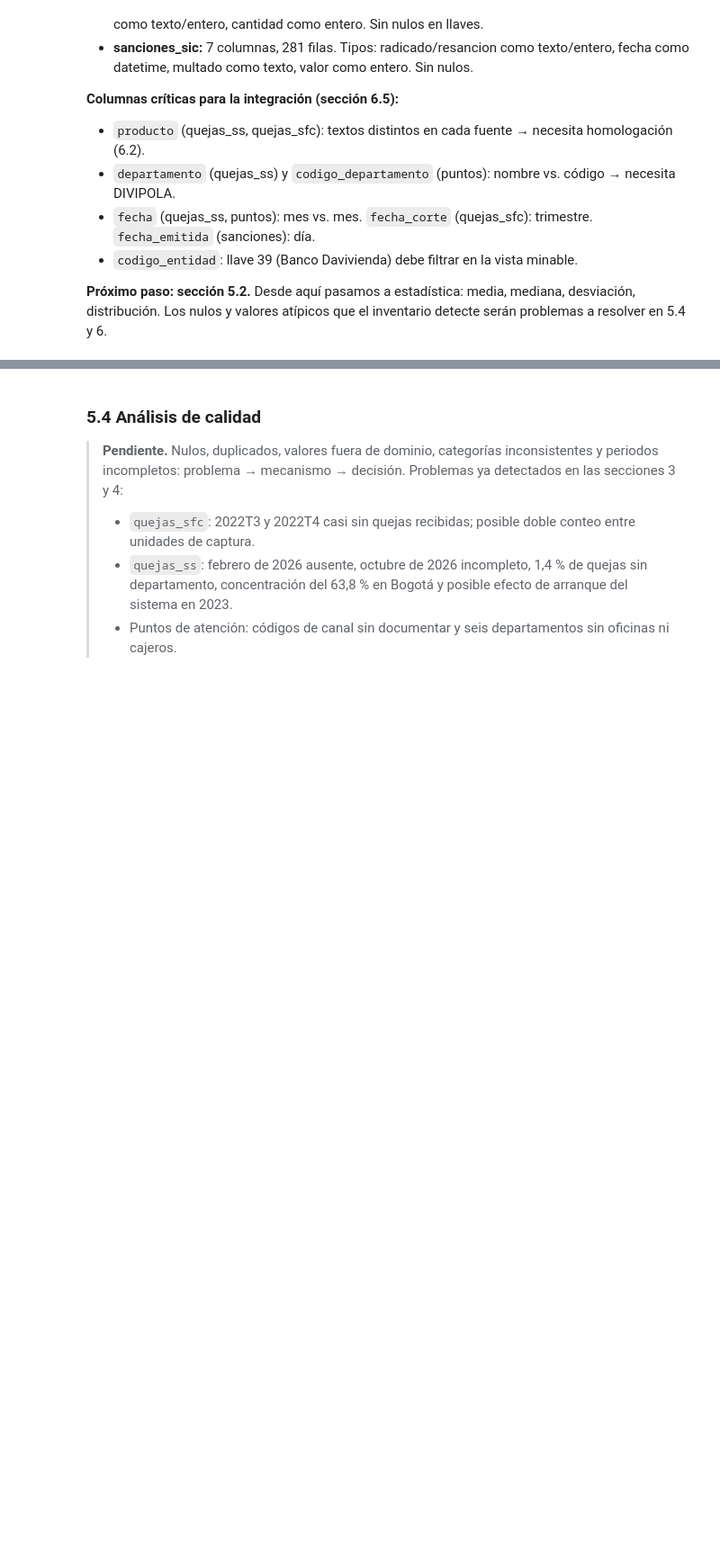
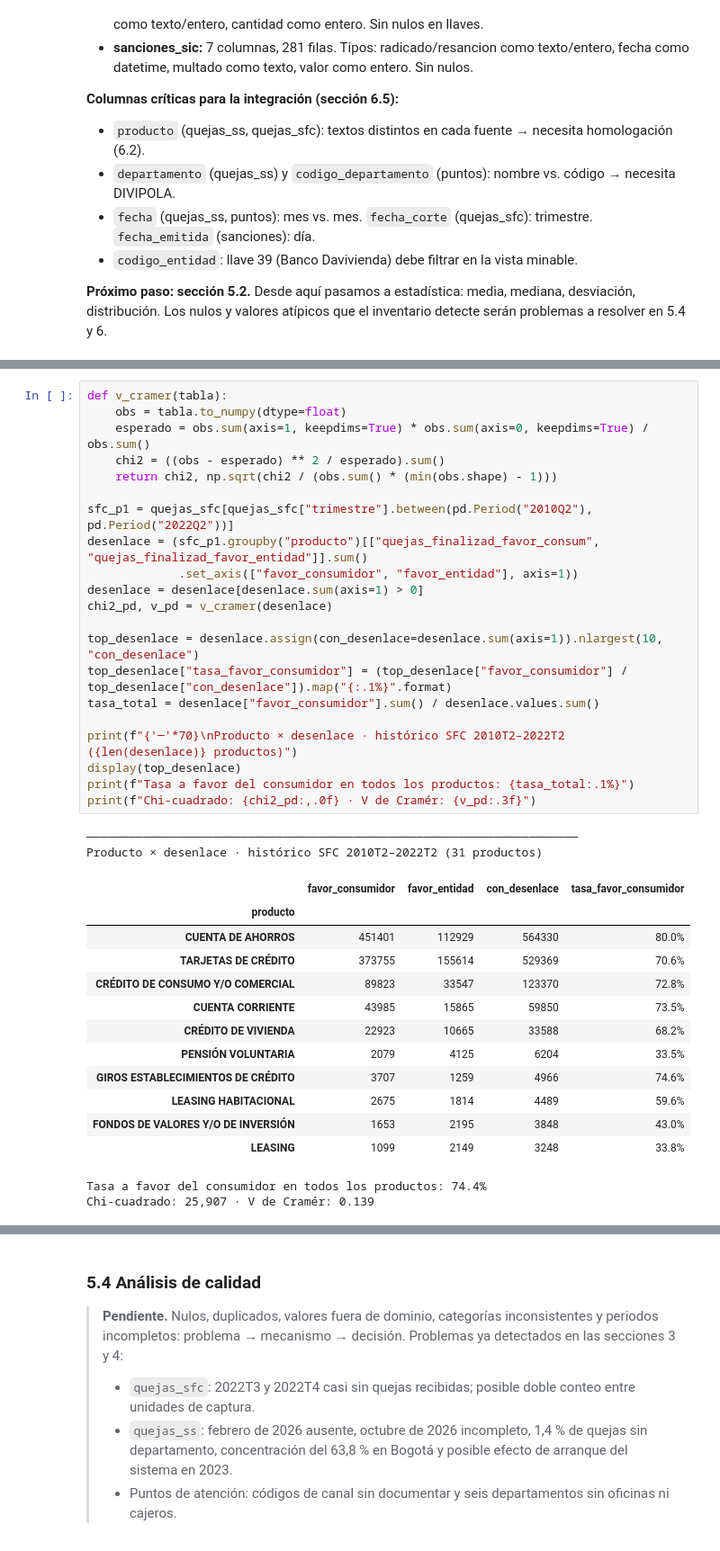
Before and after one commit to BautistaDavid/proyecto-final-gestion-datos, a Jupyter notebook: ProyectoFinal_DavidBautista_BelkyMayorga_FabianBecerra.ipynb, the cells around one changed output, grey strips where cells are left out. Shown at 90% size. Drawn from its saved outputs; the diff is of its cells as text; blank space fills up the shorter version.

```diff
--- a/ProyectoFinal_DavidBautista_BelkyMayorga_FabianBecerra.ipynb
+++ b/ProyectoFinal_DavidBautista_BelkyMayorga_FabianBecerra.ipynb
@@ -1344,0 +1277,38 @@ Concentración:
+# %%
+def v_cramer(tabla):
+    obs = tabla.to_numpy(dtype=float)
+    esperado = obs.sum(axis=1, keepdims=True) * obs.sum(axis=0, keepdims=True) / obs.sum()
+    chi2 = ((obs - esperado) ** 2 / esperado).sum()
+    return chi2, np.sqrt(chi2 / (obs.sum() * (min(obs.shape) - 1)))
+
+sfc_p1 = quejas_sfc[quejas_sfc["trimestre"].between(pd.Period("2010Q2"), pd.Period("2022Q2"))]
+desenlace = (sfc_p1.groupby("producto")[["quejas_finalizad_favor_consum", "quejas_finalizad_favor_entidad"]].sum()
+             .set_axis(["favor_consumidor", "favor_entidad"], axis=1))
+desenlace = desenlace[desenlace.sum(axis=1) > 0]
+chi2_pd, v_pd = v_cramer(desenlace)
+
+top_desenlace = desenlace.assign(con_desenlace=desenlace.sum(axis=1)).nlargest(10, "con_desenlace")
+top_desenlace["tasa_favor_consumidor"] = (top_desenlace["favor_consumidor"] / top_desenlace["con_desenlace"]).map("{:.1%}".format)
+tasa_total = desenlace["favor_consumidor"].sum() / desenlace.values.sum()
+
+print(f"{'─'*70}\nProducto × desenlace · histórico SFC 2010T2–2022T2 ({len(desenlace)} productos)")
+display(top_desenlace)
+print(f"Tasa a favor del consumidor en todos los productos: {tasa_total:.1%}")
+print(f"Chi-cuadrado: {chi2_pd:,.0f} · V de Cramér: {v_pd:.3f}")
+# %% [output]
+──────────────────────────────────────────────────────────────────────
+Producto × desenlace · histórico SFC 2010T2–2022T2 (31 productos)
+|  | favor_consumidor | favor_entidad | con_desenlace | tasa_favor_consumidor |
+| producto |  |  |  |  |
+| CUENTA DE AHORROS | 451401 | 112929 | 564330 | 80.0% |
+| TARJETAS DE CRÉDITO | 373755 | 155614 | 529369 | 70.6% |
+| CRÉDITO DE CONSUMO Y/O COMERCIAL | 89823 | 33547 | 123370 | 72.8% |
+| CUENTA CORRIENTE | 43985 | 15865 | 59850 | 73.5% |
+| CRÉDITO DE VIVIENDA | 22923 | 10665 | 33588 | 68.2% |
+| PENSIÓN VOLUNTARIA | 2079 | 4125 | 6204 | 33.5% |
+| GIROS ESTABLECIMIENTOS DE CRÉDITO | 3707 | 1259 | 4966 | 74.6% |
+| LEASING HABITACIONAL | 2675 | 1814 | 4489 | 59.6% |
+| FONDOS DE VALORES Y/O DE INVERSIÓN | 1653 | 2195 | 3848 | 43.0% |
+| LEASING | 1099 | 2149 | 3248 | 33.8% |
+Tasa a favor del consumidor en todos los productos: 74.4%
+Chi-cuadrado: 25,907 · V de Cramér: 0.139
```
Also changed, not shown: parts of 12 cells of this notebook.
